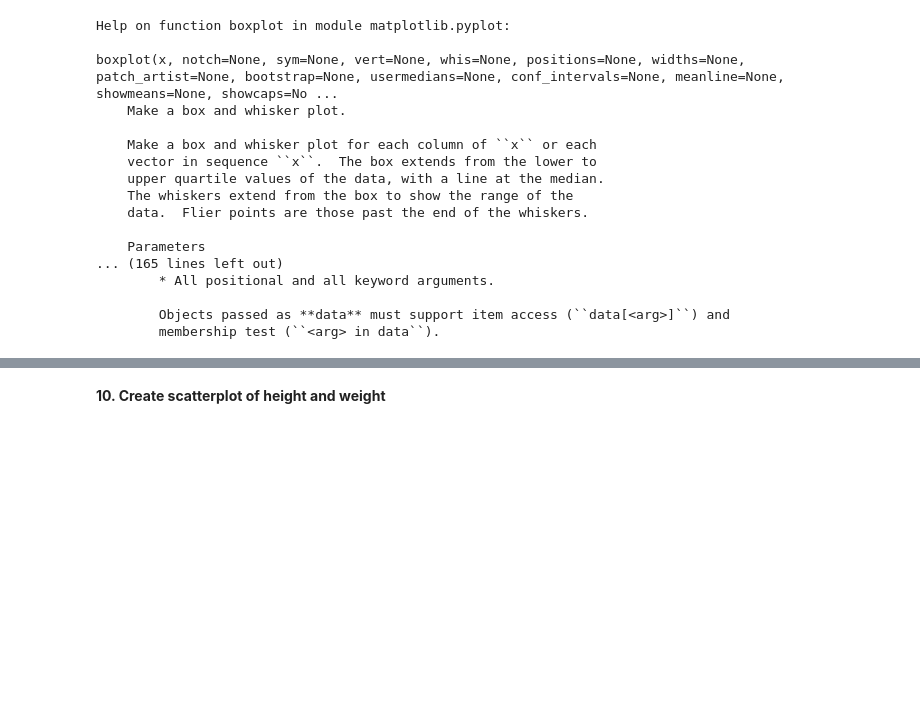
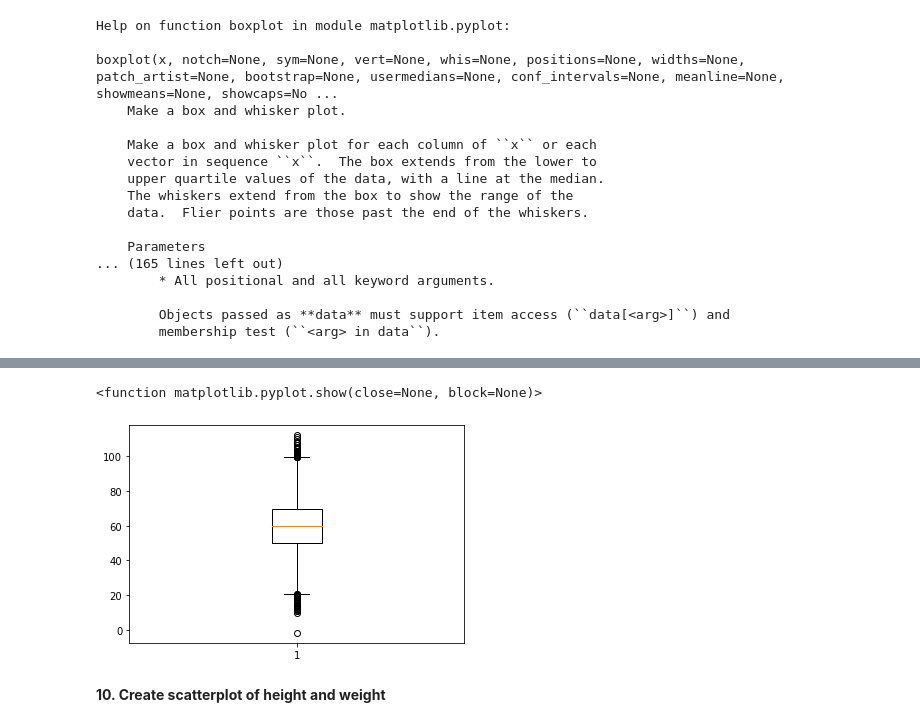
Before and after one commit to Zhouzhenjie09/IOD, a Jupyter notebook: 1_lab/Mob1_Lab/Lab 1.2.1 Numpy Lab.ipynb, the cells around one changed output, grey strips where cells are left out. Cells and saved outputs as stored; diff of their text form; code cells hidden in the pictures; blank space fills up the shorter version.

```diff
--- a/1_lab/Mob1_Lab/Lab 1.2.1 Numpy Lab.ipynb
+++ b/1_lab/Mob1_Lab/Lab 1.2.1 Numpy Lab.ipynb
@@ -259,3 +340,9 @@ boxplot(x, notch=None, sym=None, vert=None, whis=None, positions=None, widths=No
+# %%
+plt.boxplot(weight)
+plt.show
+# %% [output]
+<function matplotlib.pyplot.show(close=None, block=None)>
+[figure, added]
 # %% [markdown]
 **10. Create scatterplot of height and weight**
 # %%
```
Also changed, not shown: parts of 26 cells of this notebook.
